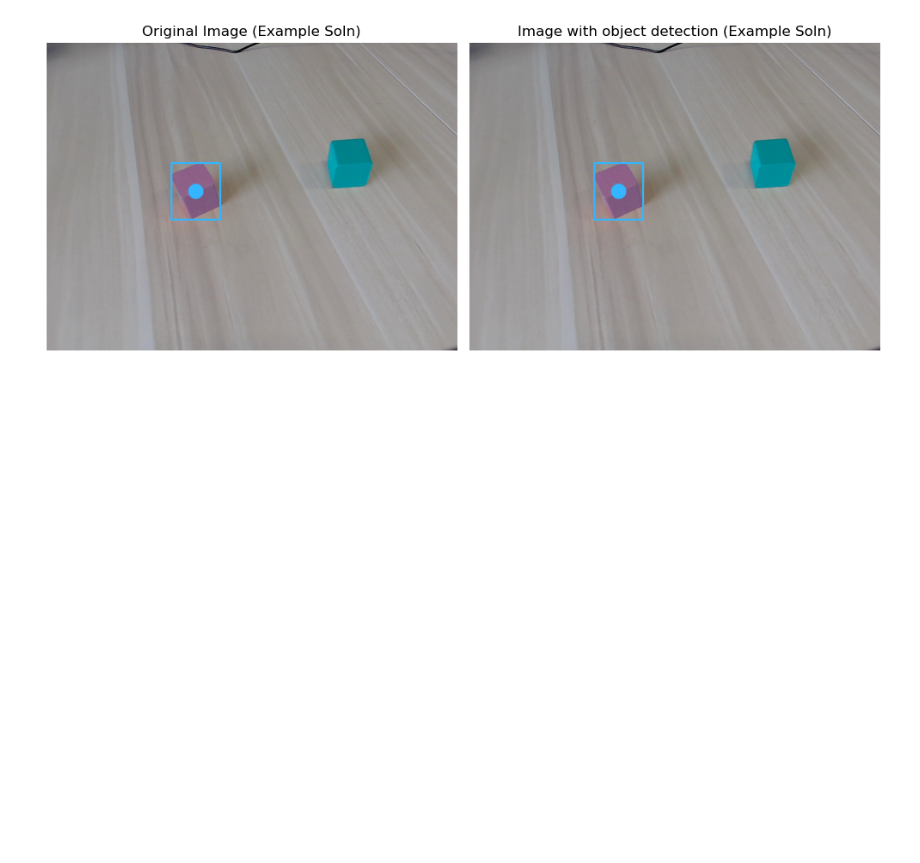
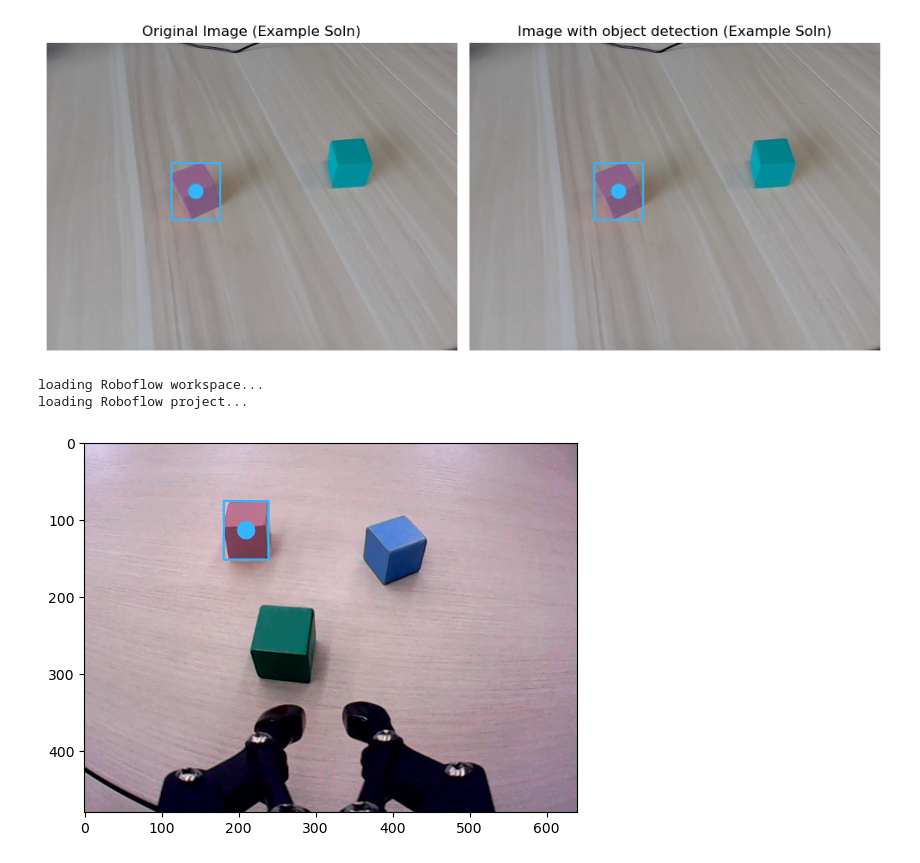
Before and after one commit to bugsyflyer/funrobo_robot_perception, a Jupyter notebook: class_activity_2.ipynb, the cells around one changed output. Cells and saved outputs as stored; diff of their text form; code cells hidden in the pictures; blank space fills up the shorter version.

```diff
--- a/class_activity_2.ipynb
+++ b/class_activity_2.ipynb
@@ -197,6 +197,49 @@ plt.tight_layout()
 plt.show()
 # %% [output]
 [figure]
+# %%
+#roboflow model stuff
+rf = Roboflow(api_key="RmDkhaQDgIJQgd76nVTR")
+project = rf.workspace().project("block-segmentation-ofboy")
+model = project.version(4).model
+
+path_to_image = './img/img0.png'
+img = cv2.imread(path_to_image)
+img_rgb = cv2.cvtColor(img, cv2.COLOR_BGR2RGB)
+
+confidence_threshold = 80
+result = model.predict(img_rgb, confidence=confidence_threshold).json()
+predictions = result["predictions"]
+
+labels = [item["class"] for item in result["predictions"]]
+
+#red cube
+red_predictions = [pred for pred in result["predictions"] if pred["class"] == "red"]
+
+red_result = dict()
+red_result["image"] = result["image"]
+red_result["predictions"] = red_predictions
+
+detections = sv.Detections.from_inference(red_result)
+label_annotator = sv.LabelAnnotator()
+mask_annotator = sv.MaskAnnotator(opacity=0.3)
+bounding_box_annotator = sv.BoxAnnotator()
+dot_annotator =sv.DotAnnotator(radius=12)
+
+#annotate the image
+annotated_image = mask_annotator.annotate(
+    scene=img_rgb, detections=detections)
+annotated_image = bounding_box_annotator.annotate(
+    scene=annotated_image, detections=detections)
+annotated_image = dot_annotator.annotate(
+    scene=annotated_image, detections=detections)
+
+plt.imshow(annotated_image)
+plt.show()
+# %% [output]
+loading Roboflow workspace...
+loading Roboflow project...
+[figure, added]
 # %% [markdown]
 ### Example Solution
 
```
Also changed, not shown: 3 other files.
